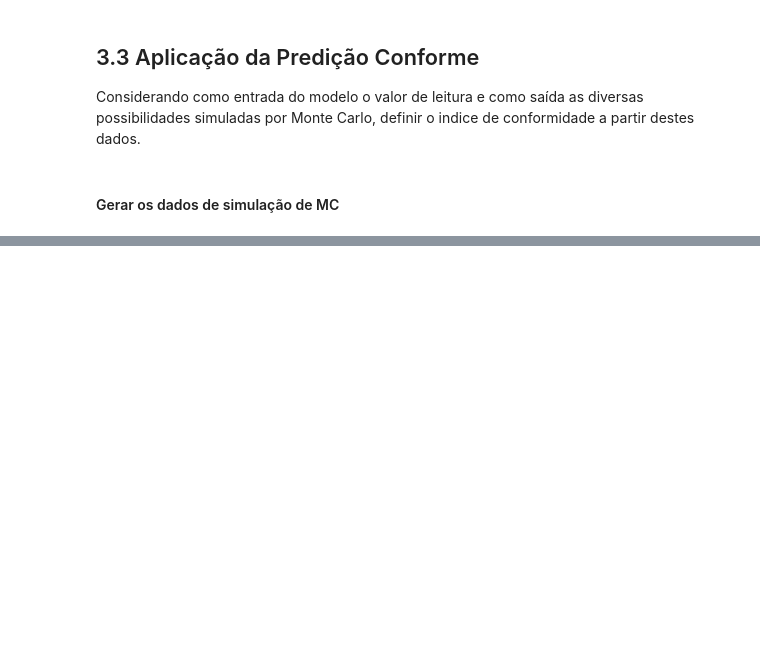
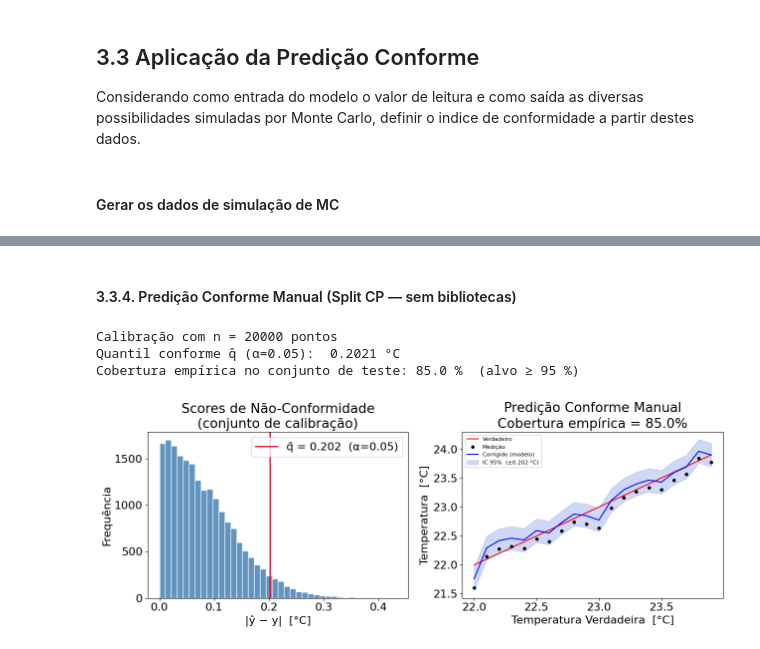
Before and after one commit to c-mmonteiro/estudos, a Jupyter notebook: Estudo_Minimos_Quadrados.ipynb, the cells around one changed output, grey strips where cells are left out. Cells and saved outputs as stored; diff of their text form; code cells hidden in the pictures; blank space fills up the shorter version.

```diff
--- a/Estudo_Minimos_Quadrados.ipynb
+++ b/Estudo_Minimos_Quadrados.ipynb
@@ -414,0 +320,78 @@ Text(0, 0.5, 'Temperatura Medida')
+# %% [markdown]
+#### 3.3.4. Predição Conforme Manual (Split CP — sem bibliotecas)
+# %%
+import numpy as np
+import matplotlib.pyplot as plt
+
+# ─── 1. Dados de Calibração ────────────────────────────────────────────────
+#  X_calib : leitura do sensor  (entrada do modelo)
+#  y_calib : temperatura simulada por Monte Carlo (saída alvo)
+X_calib = np.array(mc_cp_medicao)    # shape (N,)
+y_calib = np.array(mc_cp_temp_simulation)  # shape (N,)
+
+# ─── 2. Scores de Não-Conformidade ────────────────────────────────────────
+#  Score padrão para regressão:  s_i = |ŷ_i - y_i|
+y_calib_pred = np.array([model_2.predict(x) for x in X_calib])
+scores = np.abs(y_calib_pred - y_calib)
+
+# ─── 3. Quantil Conforme (correção de amostra finita) ─────────────────────
+#  Para garantir cobertura marginal (1-α):
+#
+#    q̂ = score no índice ⌈(n+1)(1-α)⌉/n  da distribuição ordenada,
+#         clampado ao intervalo [0, 1] antes de usar np.quantile
+#
+alpha = 0.05          # nível de erro desejado  →  95 % de cobertura
+n     = len(scores)
+level = min(1.0, np.ceil((n + 1) * (1 - alpha)) / n)   # ≥ (1-α) com correção
+
+q_hat = np.quantile(scores, level)
+
+print(f"Calibração com n = {n} pontos")
+print(f"Quantil conforme q̂ (α={alpha}):  {q_hat:.4f} °C")
+
+# ─── 4. Predição sobre os pontos de teste ─────────────────────────────────
+X_test = np.array(t_test)
+y_cp_pred     = np.array([model_2.predict(x) for x in X_test])
+y_cp_lower    = y_cp_pred - q_hat
+y_cp_upper    = y_cp_pred + q_hat
+
+# ─── 5. Cobertura Empírica ─────────────────────────────────────────────────
+y_true = np.array(t_ref)   # temperaturas verdadeiras de referência
+covered  = np.sum((y_true >= y_cp_lower) & (y_true <= y_cp_upper))
+coverage = covered / len(y_true)
+print(f"Cobertura empírica no conjunto de teste: {coverage*100:.1f} %  "
+      f"(alvo ≥ {(1-alpha)*100:.0f} %)")
+
+# ─── 6. Visualização ──────────────────────────────────────────────────────
+fig, axes = plt.subplots(1, 2, figsize=(13, 5))
+
+# — Distribuição dos scores de calibração —
+ax = axes[0]
+ax.hist(scores, bins=40, color='steelblue', edgecolor='white', alpha=0.85)
+ax.axvline(q_hat, color='crimson', linewidth=2,
+           label=f'q̂ = {q_hat:.3f}  (α={alpha})')
+ax.set_title('Scores de Não-Conformidade\n(conjunto de calibração)')
+ax.set_xlabel('|ŷ − y|  [°C]')
+ax.set_ylabel('Frequência')
+ax.legend()
+
+# — Intervalos de predição sobre o conjunto de teste —
+ax = axes[1]
+ax.plot(t_ref, t_ref, 'r-', label='Verdadeiro', linewidth=1.5)
+ax.plot(t_ref, t_test, 'ko', markersize=4, label='Medição')
+ax.plot(t_ref, y_cp_pred, 'b-', linewidth=1.5, label='Corrigido (modelo)')
+ax.fill_between(t_ref, y_cp_lower, y_cp_upper,
+                alpha=0.25, color='royalblue',
+                label=f'IC {(1-alpha)*100:.0f}%  (±{q_hat:.3f} °C)')
+ax.set_title(f'Predição Conforme Manual\nCobertura empírica = {coverage*100:.1f}%')
+ax.set_xlabel('Temperatura Verdadeira  [°C]')
+ax.set_ylabel('Temperatura  [°C]')
+ax.legend(fontsize=8)
+
+plt.tight_layout()
+plt.show()
+# %% [output]
+Calibração com n = 20000 pontos
+Quantil conforme q̂ (α=0.05):  0.2021 °C
+Cobertura empírica no conjunto de teste: 85.0 %  (alvo ≥ 95 %)
+[figure, added]
```
Also changed, not shown: parts of 21 cells of this notebook.
